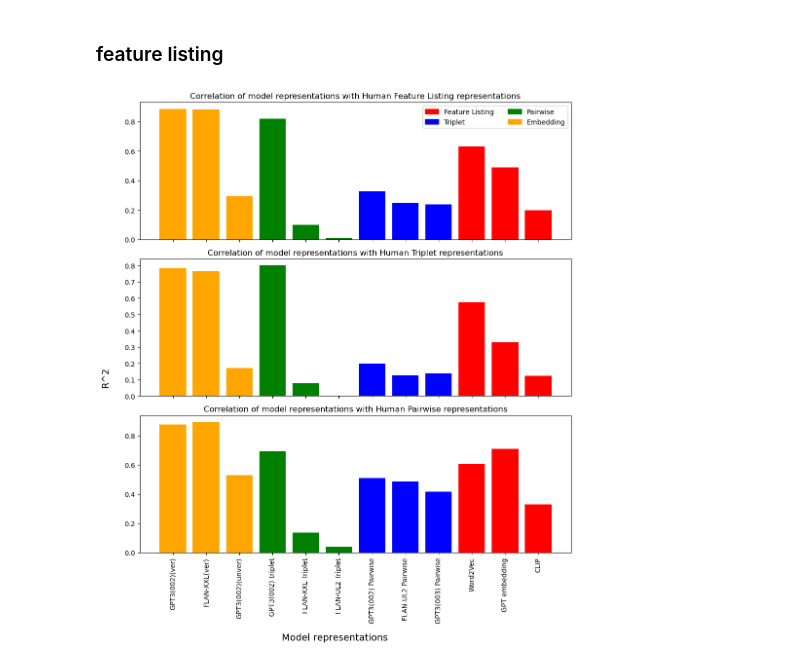
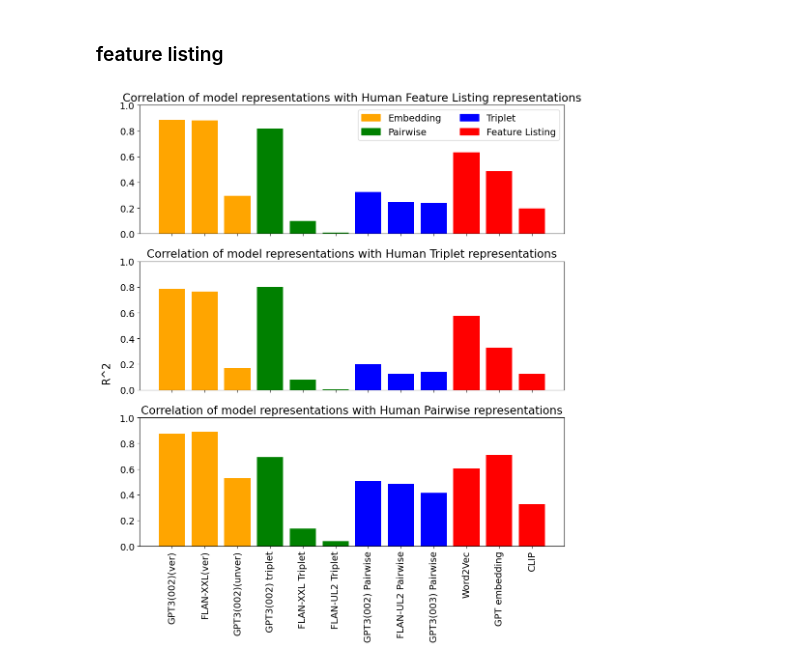
Before and after one commit to siddsuresh97/conceptual_representations_gpt, a Jupyter notebook: emnlp/scripts/heat_map.ipynb, the cells around one changed output. Drawn from its saved outputs; the diff is of its cells as text; code cells hidden in the pictures.

```diff
--- a/emnlp/scripts/heat_map.ipynb
+++ b/emnlp/scripts/heat_map.ipynb
@@ -259,6 +259,7 @@ fig, axs = plt.subplots(nrows=3, ncols=1, figsize=(10, 12))
 axs[0].bar(df.index, df['correlation'], color=df['task'].map(task_to_color))
 axs[0].set_title('Correlation of model representations with Human Feature Listing representations')
 axs[0].set_xticklabels([])
+axs[0].set_ylim(0, 1)
 
 # Load and process data for the second plot
 human_t = corr['Human triplet'].sort_values(ascending=False)
@@ -277,6 +278,7 @@ df = df.reindex(order)
 axs[1].bar(df.index, df['correlation'], color=df['task'].map(task_to_color))
 axs[1].set_title('Correlation of model representations with Human Triplet representations')
 axs[1].set_xticklabels([])
+axs[1].set_ylim(0, 1)
 
 # Load and process data for the third plot
 human_p = corr['Human Pairwise'].sort_values(ascending=False)
@@ -292,34 +294,41 @@ df = df.dropna(axis=0, how='any')
 # sort first by task. The order of the tasks is f, t, p, e
 # then sort by correlation within each task
 # df = df.sort_values(by=['task', 'correlation'], ascending=False)
 df = df.reindex(order)
 
 # Create the third plot below the second one
 axs[2].bar(df.index, df['correlation'], color=df['task'].map(task_to_color))
 axs[2].set_title('Correlation of model representations with Human Pairwise representations')
 axs[2].set_xticklabels(df.index, rotation=90)
+axs[2].set_ylim(0, 1)
 
 # Add the legend on the top chart
 red_patch = mpatches.Patch(color='red', label='Feature Listing')
 blue_patch = mpatches.Patch(color='blue', label='Triplet')
 green_patch = mpatches.Patch(color='green', label='Pairwise')
 orange_patch = mpatches.Patch(color='orange', label='Embedding')
-axs[0].legend(handles=[red_patch, blue_patch, green_patch, orange_patch], loc='upper right', bbox_to_anchor=(1, 1), ncol=2)
+axs[0].legend(handles=[orange_patch, green_patch, blue_patch, red_patch], loc='upper right', bbox_to_anchor=(1, 1), ncol=2)
 
 # Adjust the layout and add space for labels
 fig.tight_layout()
 fig.subplots_adjust(bottom=0.2, left=0.1)
 
 # Set a single y-label on the leftmost subplot
-fig.text(0.02, 0.5, 'R^2', va='center', rotation='vertical', fontsize=14)
+fig.text(0.02, 0.5, 'R^2', va='center', rotation='vertical', fontsize=16)
 
 # Set a single x-label below the bottom subplot
-fig.text(0.5, 0.05, 'Model representations', ha='center', fontsize=14)
+# fig.text(0.5, 0.05, 'Model representations', ha='center', fontsize=14)
 #make the font such that it can be edited in illustrator
 plt.rcParams['pdf.fonttype'] = 42
 plt.rcParams['ps.fonttype'] = 42
 
+# increase the size of the text
+plt.rcParams.update({'font.size': 16})
+
+# create some margin at the bottom
+# plt.subplots_adjust(bottom=0.2)
+
 #save the figure as a pdf with dpi 300
 plt.savefig('../graphs/bar_graph.pdf', bbox_inches='tight', dpi=300)
 # %% [output]
-[figure, old version]
+[figure, new version]
```
Also changed, not shown: parts of 9 cells of this notebook, 33 other files.
